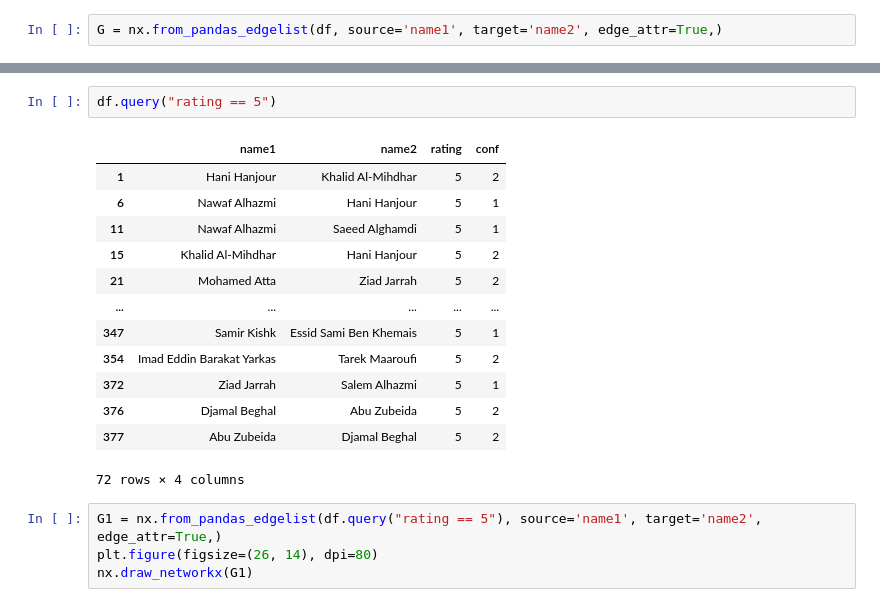
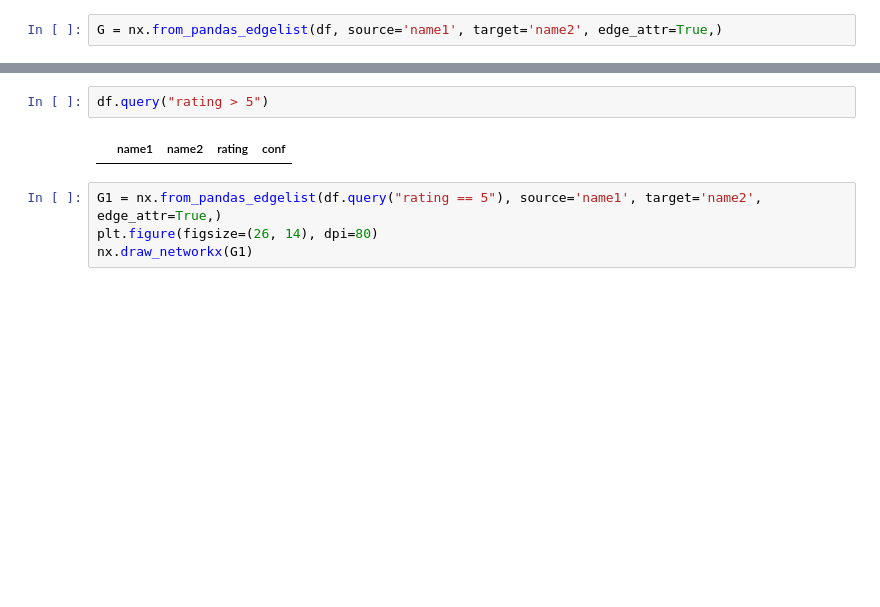
Before and after one commit to dbabichenko/dmb72_python2022, a Jupyter notebook: network/terror_network9-11.ipynb, the cells around one changed output, grey strips where cells are left out. Saved outputs shown, nothing was run; the diff lists cells and outputs as text; blank space fills up the shorter version.

```diff
--- a/network/terror_network9-11.ipynb
+++ b/network/terror_network9-11.ipynb
@@ -33,19 +33,7 @@ nx.draw_networkx(G)
 # %%
-df.query("rating == 5")
+df.query("rating > 5")
 # %% [output]
 |  | name1 | name2 | rating | conf |
-| 1 | Hani Hanjour | Khalid Al-Mihdhar | 5 | 2 |
-| 6 | Nawaf Alhazmi | Hani Hanjour | 5 | 1 |
-| 11 | Nawaf Alhazmi | Saeed Alghamdi | 5 | 1 |
-| 15 | Khalid Al-Mihdhar | Hani Hanjour | 5 | 2 |
-| 21 | Mohamed Atta | Ziad Jarrah | 5 | 2 |
-| ... | ... | ... | ... | ... |
-| 347 | Samir Kishk | Essid Sami Ben Khemais | 5 | 1 |
-| 354 | Imad Eddin Barakat Yarkas | Tarek Maaroufi | 5 | 2 |
-| 372 | Ziad Jarrah | Salem Alhazmi | 5 | 1 |
-| 376 | Djamal Beghal | Abu Zubeida | 5 | 2 |
-| 377 | Abu Zubeida | Djamal Beghal | 5 | 2 |
-72 rows × 4 columns
 # %%
 G1 = nx.from_pandas_edgelist(df.query("rating == 5"), source='name1', target='name2', edge_attr=True,)
 plt.figure(figsize=(26, 14), dpi=80)
```
Also changed, not shown: parts of 1 cell of this notebook, 9 other files.
